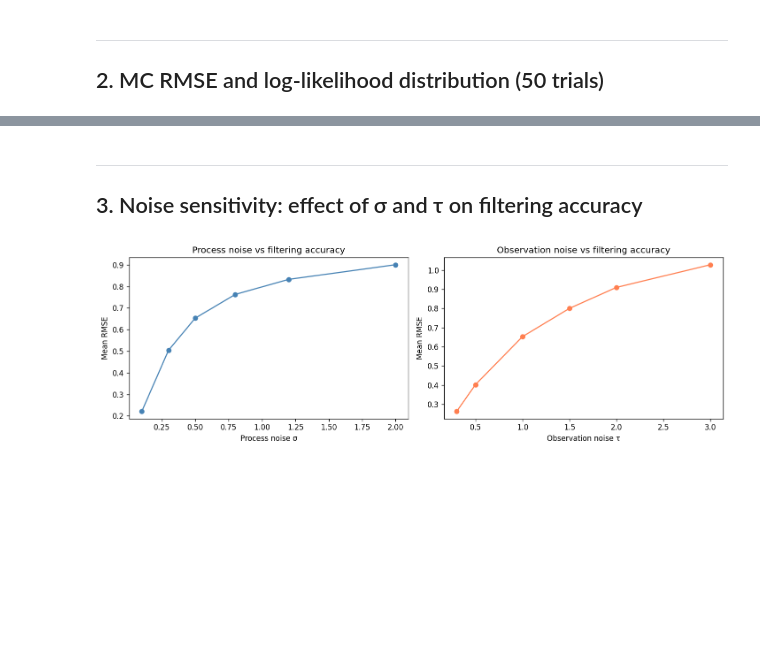
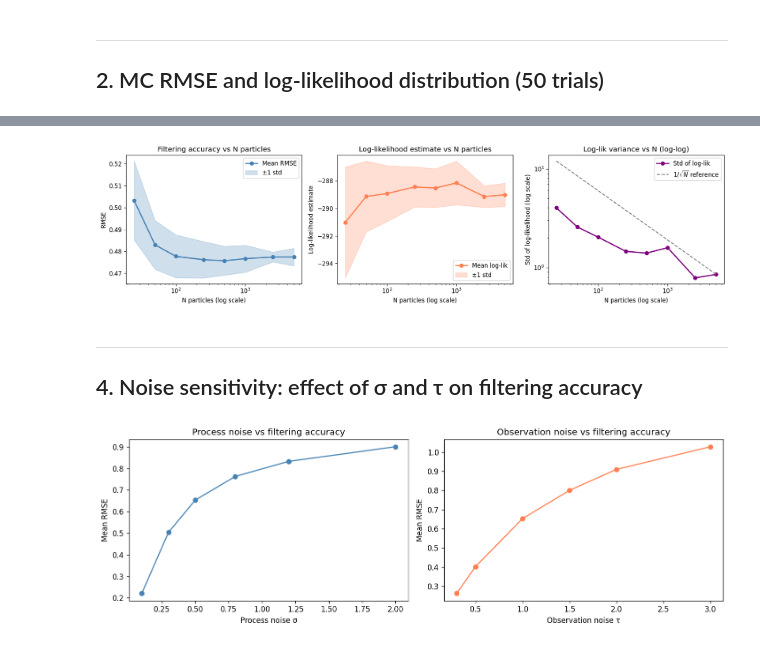
Before and after one commit to rickyli02/particle_filter_project_submission, a Jupyter notebook: notebooks/testing_estimation.ipynb, the cells around one changed output, grey strips where cells are left out. Saved outputs shown, nothing was run; the diff lists cells and outputs as text; code cells hidden in the pictures; blank space fills up the shorter version.

```diff
--- a/notebooks/testing_estimation.ipynb
+++ b/notebooks/testing_estimation.ipynb
@@ -151,6 +212,42 @@ plt.show()
+# %%
+fig, axes = plt.subplots(1, 3, figsize=(15, 4))
+
+# ── RMSE mean ± 1 std ──────────────────────────────────────────────────────
+axes[0].semilogx(N_values, rmse_mean, 'o-', color='steelblue', lw=2, label='Mean RMSE')
+axes[0].fill_between(N_values, rmse_mean - rmse_std, rmse_mean + rmse_std,
+                     alpha=0.25, color='steelblue', label='±1 std')
+axes[0].set_xlabel('N particles (log scale)')
+axes[0].set_ylabel('RMSE')
+axes[0].set_title('Filtering accuracy vs N particles')
+axes[0].legend()
+
+# ── log-likelihood mean ± 1 std ────────────────────────────────────────────
+axes[1].semilogx(N_values, loglik_mean, 'o-', color='coral', lw=2, label='Mean log-lik')
+axes[1].fill_between(N_values, loglik_mean - loglik_std, loglik_mean + loglik_std,
+                     alpha=0.25, color='coral', label='±1 std')
+axes[1].set_xlabel('N particles (log scale)')
+axes[1].set_ylabel('Log-likelihood estimate')
+axes[1].set_title('Log-likelihood estimate vs N particles')
+axes[1].legend()
+
+# ── log-likelihood std on log-log (should scale as 1/sqrt(N)) ─────────────
+axes[2].loglog(N_values, loglik_std, 'o-', color='purple', lw=2, label='Std of log-lik')
+# reference 1/sqrt(N) line anchored at the largest N
+ref_scale = loglik_std[-1] * np.sqrt(N_values[-1])
+ref_line  = ref_scale / np.sqrt(N_values)
+axes[2].loglog(N_values, ref_line, '--', color='gray', lw=1.5, label='$1/\\sqrt{N}$ reference')
+axes[2].set_xlabel('N particles (log scale)')
+axes[2].set_ylabel('Std of log-likelihood (log scale)')
+axes[2].set_title('Log-lik variance vs N (log-log)')
+axes[2].legend()
+
+plt.tight_layout()
+plt.show()
+# %% [output]
+[figure, added]
 # %% [markdown]
 ---
-## 3. Noise sensitivity: effect of σ and τ on filtering accuracy
+## 4. Noise sensitivity: effect of σ and τ on filtering accuracy
 # %%
 def mean_rmse(phi, alpha, sigma, tau, n_trials=15, T=100, N=500):
     errors = []
```
Also changed, not shown: parts of 15 cells of this notebook, 10 other files.
